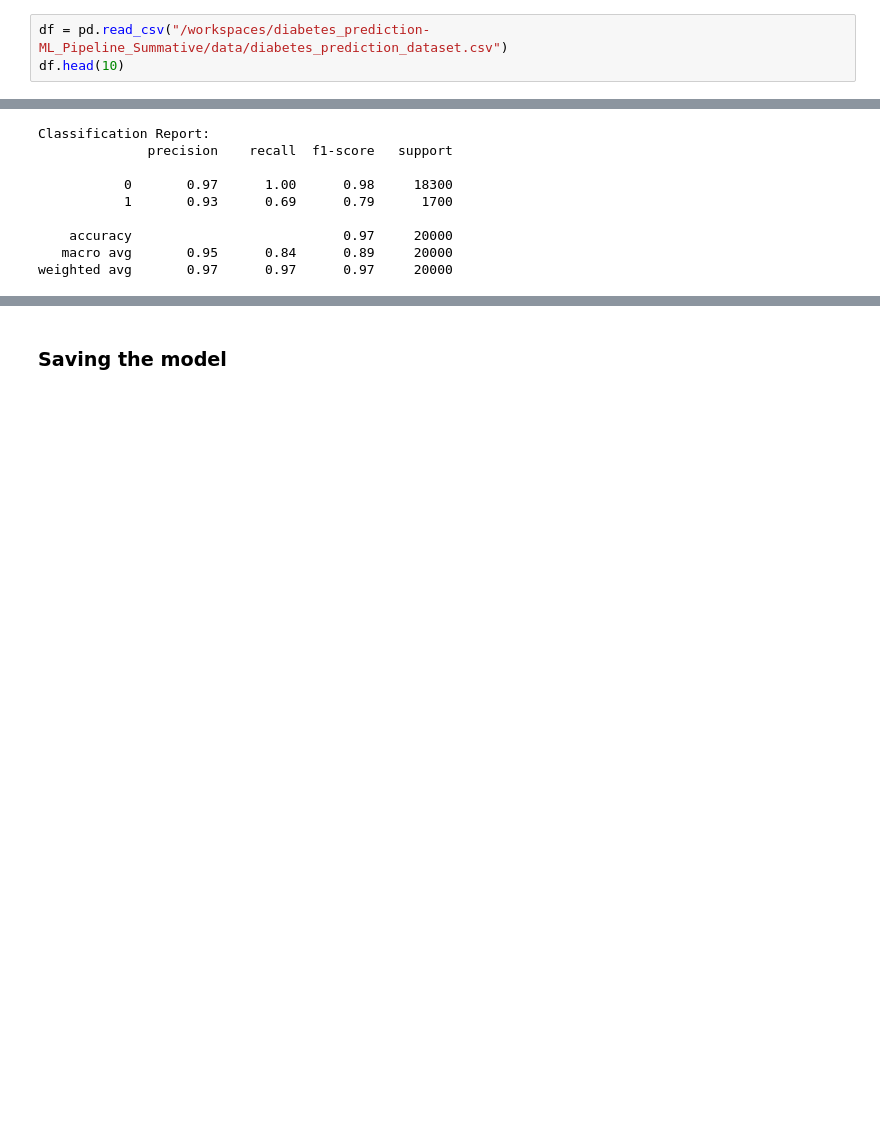
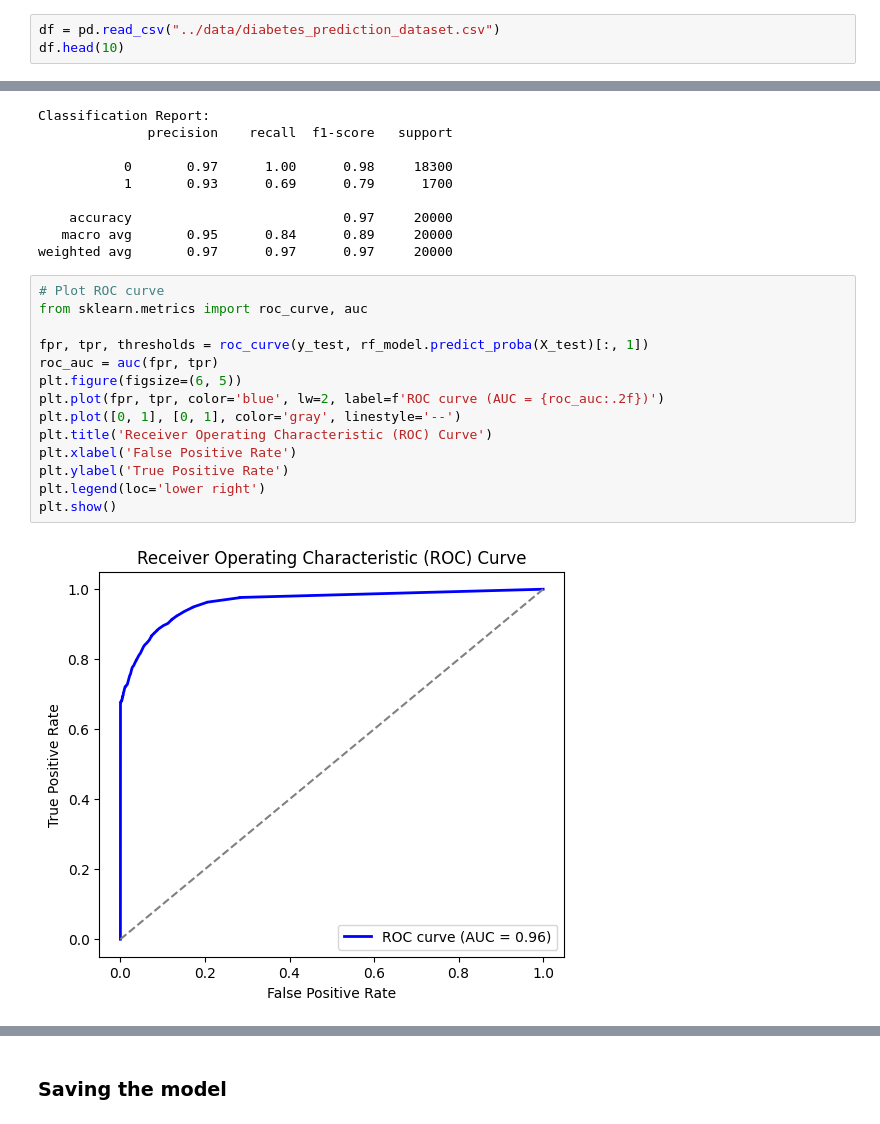
Before and after one commit to cgyireh1/Summative-assignment---MLOP, a Jupyter notebook: notebook/diabetes_prediction.ipynb, the cells around one changed output, grey strips where cells are left out. Drawn from its saved outputs; the diff is of its cells as text; blank space fills up the shorter version.

```diff
--- a/notebook/diabetes_prediction.ipynb
+++ b/notebook/diabetes_prediction.ipynb
@@ -25,7 +25,7 @@ import joblib
 # %% [markdown]
 ### Loading the dataset
 # %%
-df = pd.read_csv("/workspaces/diabetes_prediction-ML_Pipeline_Summative/data/diabetes_prediction_dataset.csv")
+df = pd.read_csv("../data/diabetes_prediction_dataset.csv")
 df.head(10)
 # %% [output]
 |  | gender | age | hypertension | heart_disease | smoking_history | bmi | HbA1c_level | ... |
@@ -273,3 +273,19 @@ Classification Report:
     accuracy                           0.97     20000
    macro avg       0.95      0.84      0.89     20000
 weighted avg       0.97      0.97      0.97     20000
+# %%
+# Plot ROC curve
+from sklearn.metrics import roc_curve, auc
+
+fpr, tpr, thresholds = roc_curve(y_test, rf_model.predict_proba(X_test)[:, 1])
+roc_auc = auc(fpr, tpr)
+plt.figure(figsize=(6, 5))
+plt.plot(fpr, tpr, color='blue', lw=2, label=f'ROC curve (AUC = {roc_auc:.2f})')
+plt.plot([0, 1], [0, 1], color='gray', linestyle='--')
+plt.title('Receiver Operating Characteristic (ROC) Curve')
+plt.xlabel('False Positive Rate')
+plt.ylabel('True Positive Rate')
+plt.legend(loc='lower right')
+plt.show()
+# %% [output]
+[figure, added]
```
Also changed, not shown: parts of 2 cells of this notebook, 6 other files.
